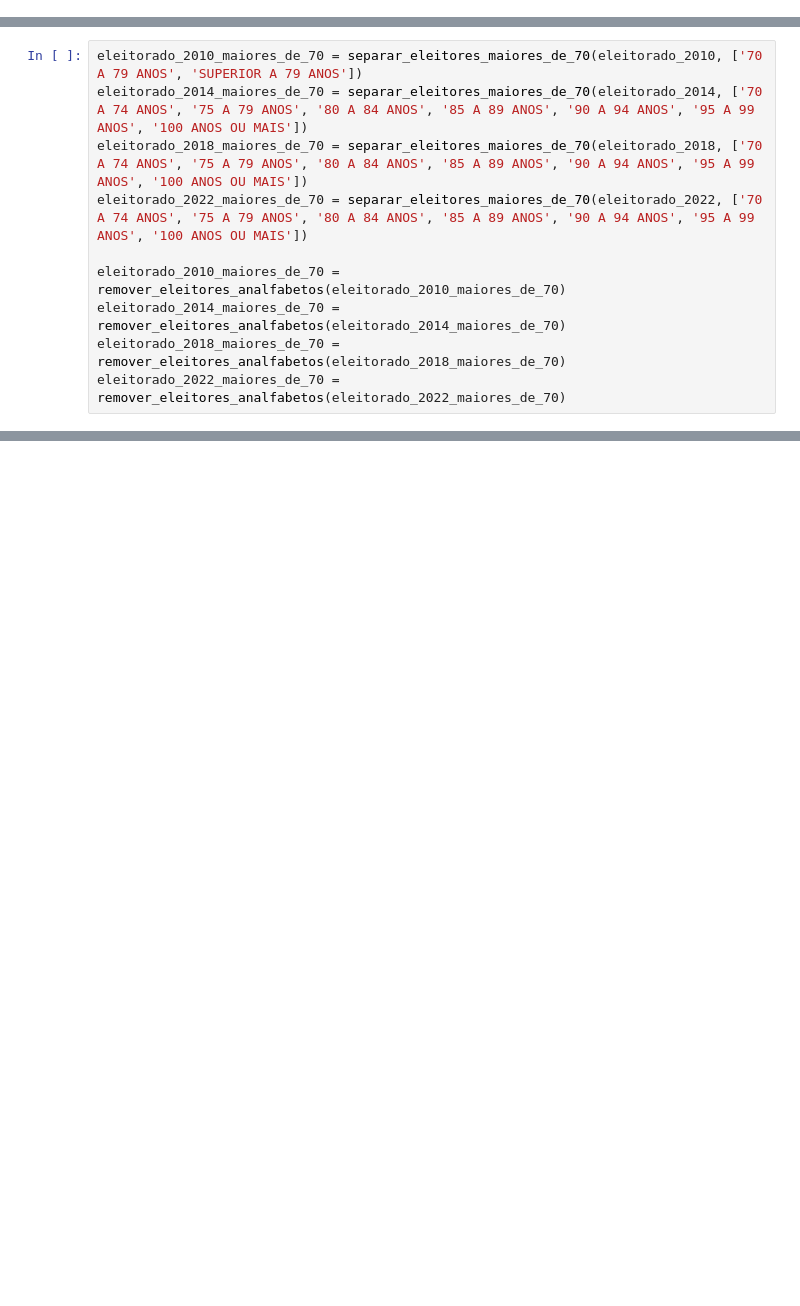
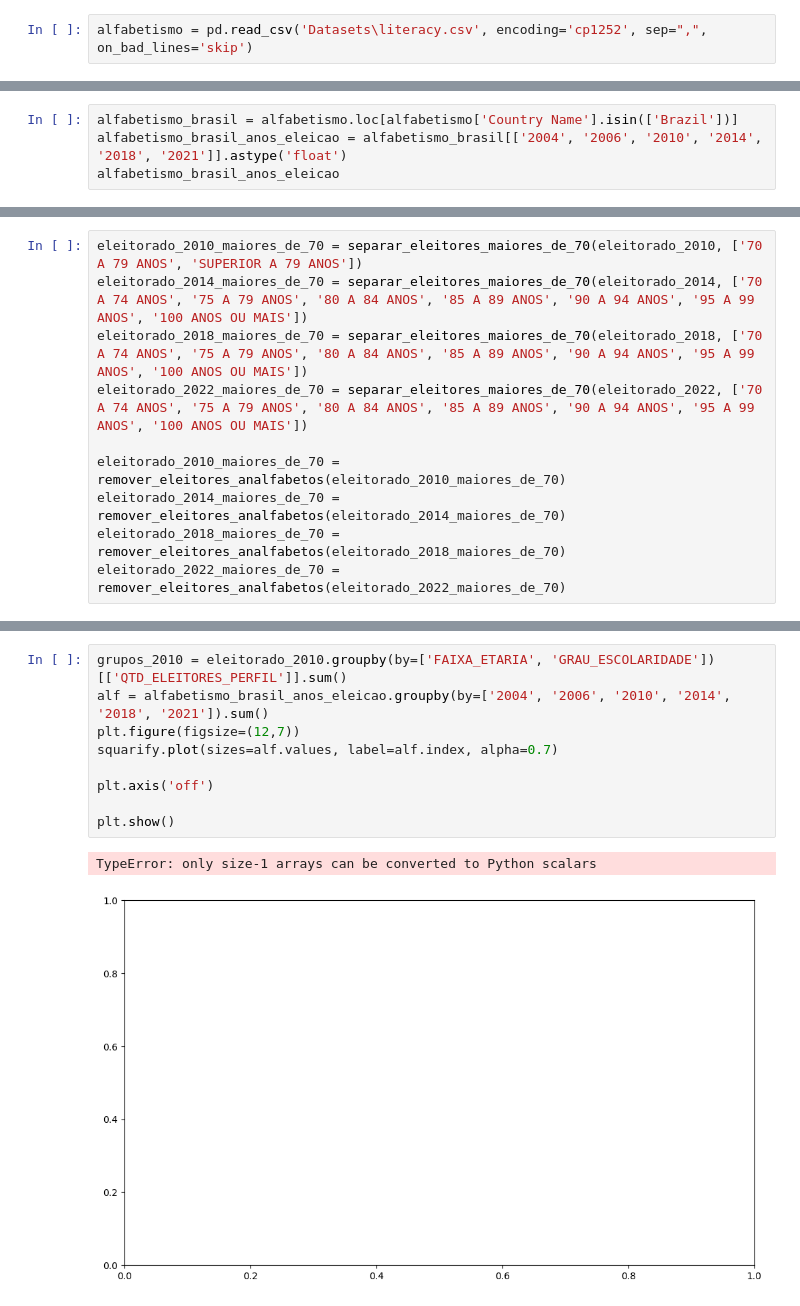
Before and after one commit to Larilw/ICD_Hipotese2, a Jupyter notebook: eleitorado.ipynb, the cells around one changed output, grey strips where cells are left out. Drawn from its saved outputs; the diff is of its cells as text; blank space fills up the shorter version.

```diff
--- a/eleitorado.ipynb
+++ b/eleitorado.ipynb
@@ -28,6 +33,8 @@ original_2010 = pd.read_csv('Datasets\perfil_eleitorado_2010.txt',  encoding='cp
 original_2014 = pd.read_csv('Datasets\perfil_eleitorado_2014.csv',  encoding='cp1252', sep=";")
 original_2018 = pd.read_csv('Datasets\perfil_eleitorado_2018.csv',  encoding='cp1252', sep=";")
 original_2022 = pd.read_csv('Datasets\perfil_eleitorado_2022.csv',  encoding='cp1252', sep=";")
+# %%
+alfabetismo = pd.read_csv('Datasets\literacy.csv', encoding='cp1252', sep=",", on_bad_lines='skip')
 # %% [markdown]
 # Remoção de Colunas Desnecessárias
 # %%
@@ -39,0 +49,4 @@ eleitorado_2022 = original_2022[["ANO_ELEICAO", "SG_UF", "DS_GENERO", "DS_FAIXA_
+# %%
+alfabetismo_brasil = alfabetismo.loc[alfabetismo['Country Name'].isin(['Brazil'])]
+alfabetismo_brasil_anos_eleicao = alfabetismo_brasil[['2004', '2006', '2010', '2014', '2018', '2021']].astype('float')
+alfabetismo_brasil_anos_eleicao
@@ -153,0 +208,12 @@ eleitorado_2022_maiores_de_70 = remover_eleitores_analfabetos(eleitorado_2022_ma
+# %%
+grupos_2010 = eleitorado_2010.groupby(by=['FAIXA_ETARIA', 'GRAU_ESCOLARIDADE'])[['QTD_ELEITORES_PERFIL']].sum()
+alf = alfabetismo_brasil_anos_eleicao.groupby(by=['2004', '2006', '2010', '2014', '2018', '2021']).sum()
+plt.figure(figsize=(12,7))
+squarify.plot(sizes=alf.values, label=alf.index, alpha=0.7)
+
+plt.axis('off')
+
+plt.show()
+# %% [output]
+TypeError: only size-1 arrays can be converted to Python scalars
+[figure, added]
```
Also changed, not shown: parts of 14 cells of this notebook.
